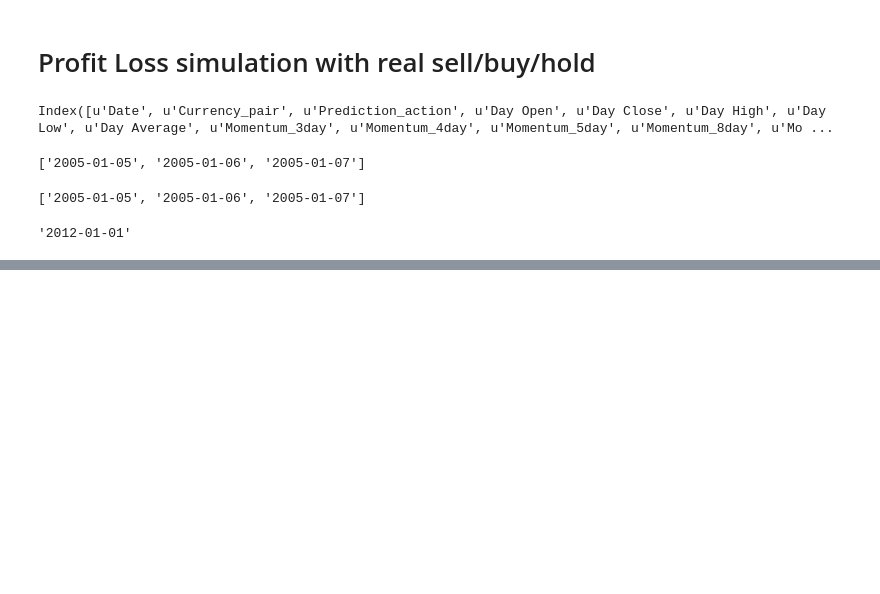
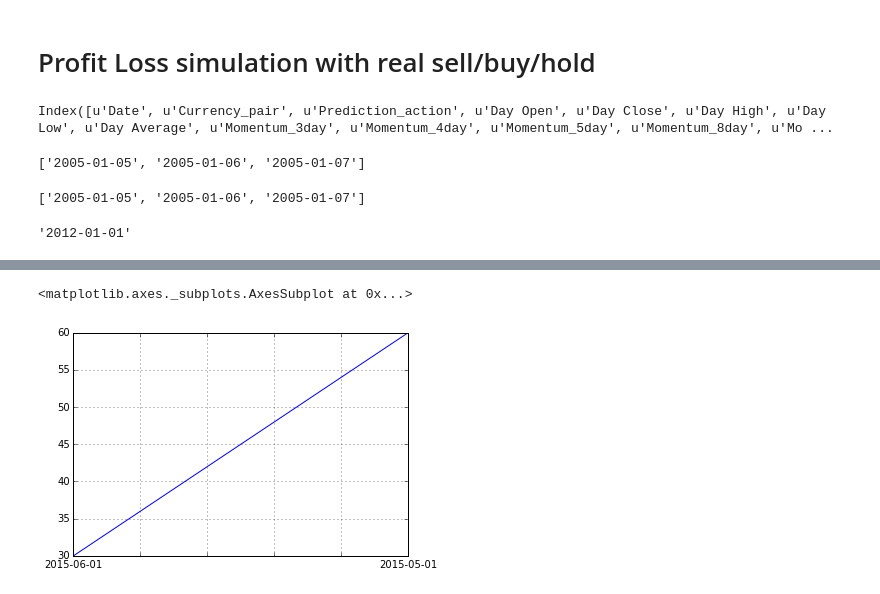
Before and after one commit to yuecong/autotrade, a Jupyter notebook: Profit-LossSumitation.ipynb, the cells around one changed output, grey strips where cells are left out. Saved outputs shown, nothing was run; the diff lists cells and outputs as text; code cells hidden in the pictures; blank space fills up the shorter version.

Commit message:
Update profit/loss simulation in pips

```diff
--- a/Profit-LossSumitation.ipynb
+++ b/Profit-LossSumitation.ipynb
@@ -109,0 +166,7 @@ df_predict_results
+# %%
+trade_result_1 = simulate_trading_profit('2015-06-01',50,30,10000)
+print(trade_result_1)
+trade_result_2 = simulate_trading_profit('2015-05-01',50,30,10000)
+print(trade_result_2)
+trade_result_3 = simulate_trading_profit('2015-05-01',50,30,10000)
+print(trade_result_3)
@@ -109,0 +191,8 @@ df_predict_results
+# %%
+a=pd.concat((trade_result_1,trade_result_2))
+a=a.cumsum()
+#a.describe()
+a['actual_profit_pips'].plot()
+# %% [output]
+<matplotlib.axes._subplots.AxesSubplot at 0x...>
+[figure, added]
```
Also changed, not shown: parts of 8 cells of this notebook, 1 other file.
